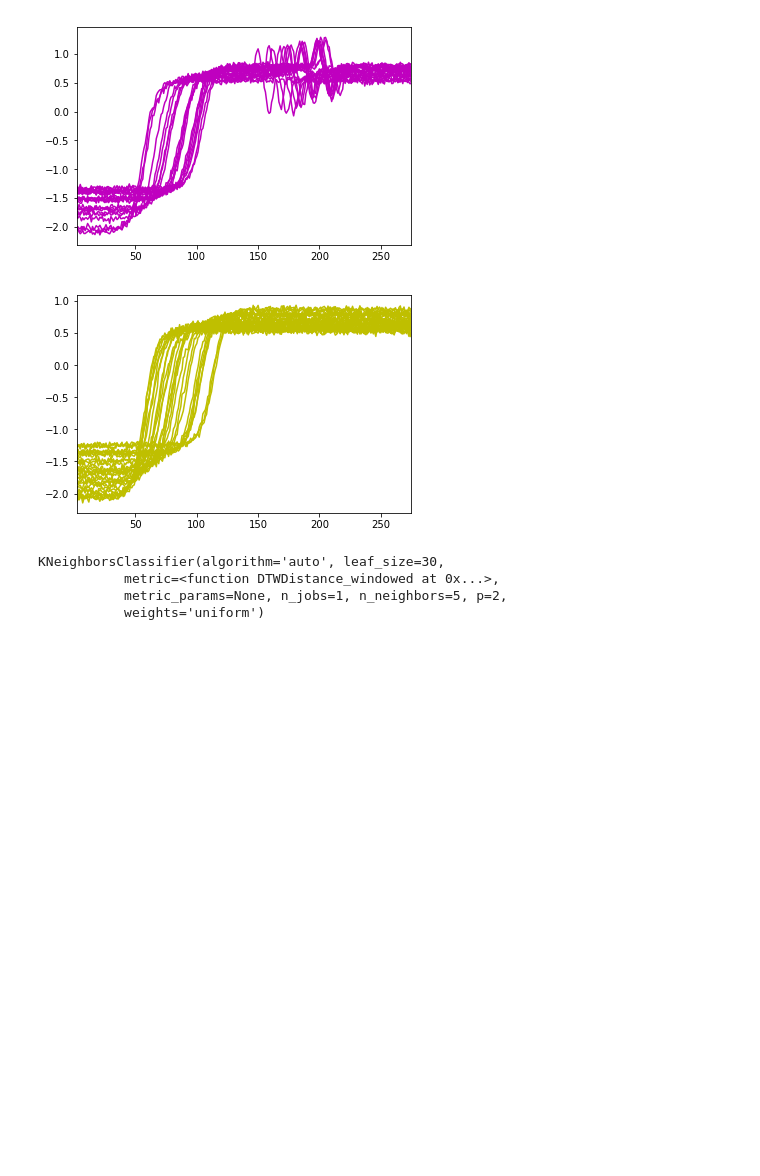
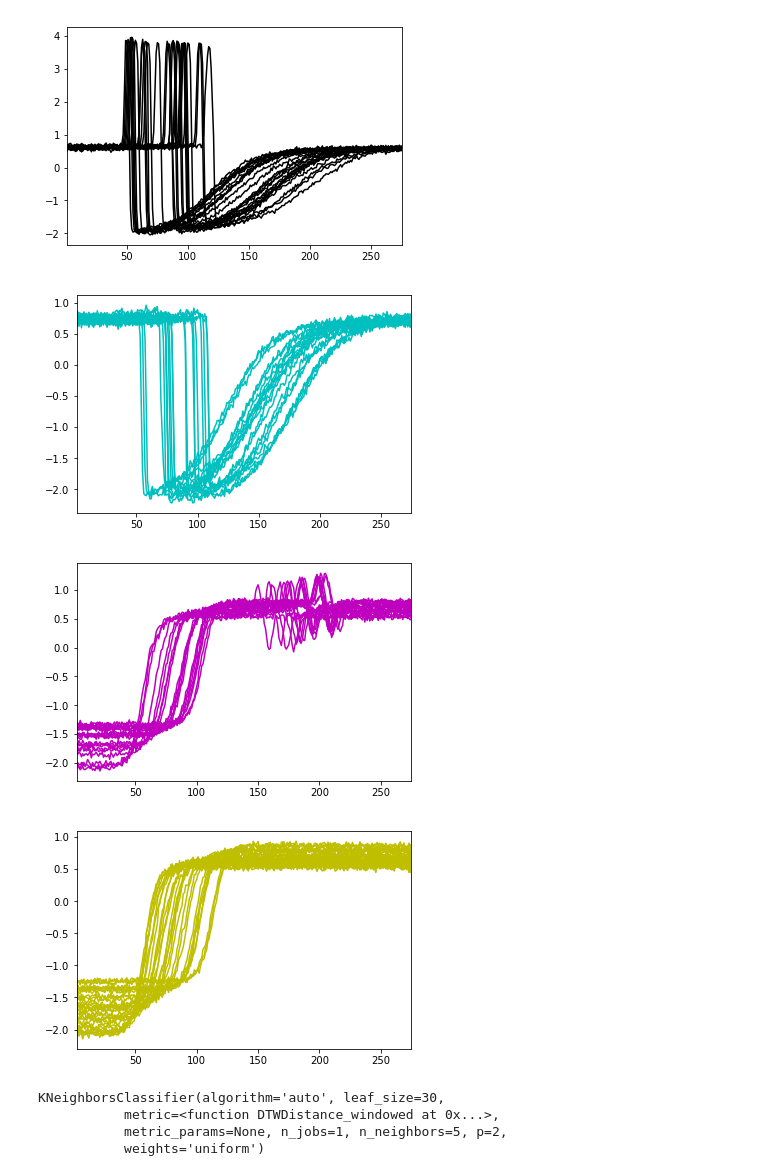
Before and after one commit to MkuuWaUjinga/lime, a Jupyter notebook: lime/time_series_explanation.ipynb, the cells around one changed output. Drawn from its saved outputs; the diff is of its cells as text; code cells hidden in the pictures; blank space fills up the shorter version.

Commit message:
time series explainer visualization added

```diff
--- a/lime/time_series_explanation.ipynb
+++ b/lime/time_series_explanation.ipynb
@@ -18,8 +18,8 @@ from lime_time_series import *
 # read dataset
 train = pd.read_csv('time_series/Trace_TRAIN', header=None)
 test = pd.read_csv('time_series/Trace_TEST', header=None)
-train = train[train[0]>2].reset_index().drop(['index'], axis=1)
-test = test[test[0]>2].reset_index().drop(['index'], axis=1)
+#train = train[train[0]>2].reset_index().drop(['index'], axis=1)
+#test = test[test[0]>2].reset_index().drop(['index'], axis=1)
 
 Y_columns = [0]
 Y_train = train[Y_columns]
@@ -27,19 +27,21 @@ X_train = train.drop(Y_columns, axis=1)
 Y_test = test[Y_columns]
 X_test = test.drop(Y_columns, axis=1)
 # %%
-#train[train[0]==1].transpose()[1:].plot(legend=False, color='k')
-#plt.show()
-#train[train[0]==2].transpose()[1:].plot(legend=False, color='c')
-#plt.show()
+train[train[0]==1].transpose()[1:].plot(legend=False, color='k')
+plt.show()
+train[train[0]==2].transpose()[1:].plot(legend=False, color='c')
+plt.show()
 train[train[0]==3].transpose()[2:].plot(legend=False, color='m')
 plt.show()
 train[train[0]==4].transpose()[2:].plot(legend=False, color='y')
 plt.show()
 #test[test[0]==1].transpose()[1:].plot(legend=False, color='y')
 #plt.show()
 # %% [output]
-[figure, old version]
+[figure, new version]
-[figure, old version]
+[figure, new version]
+[figure, added]
+[figure, added]
 # %%
 def DTWDistance(s1, s2):
     DTW={}
```
Also changed, not shown: parts of 10 cells of this notebook, 13 other files.
